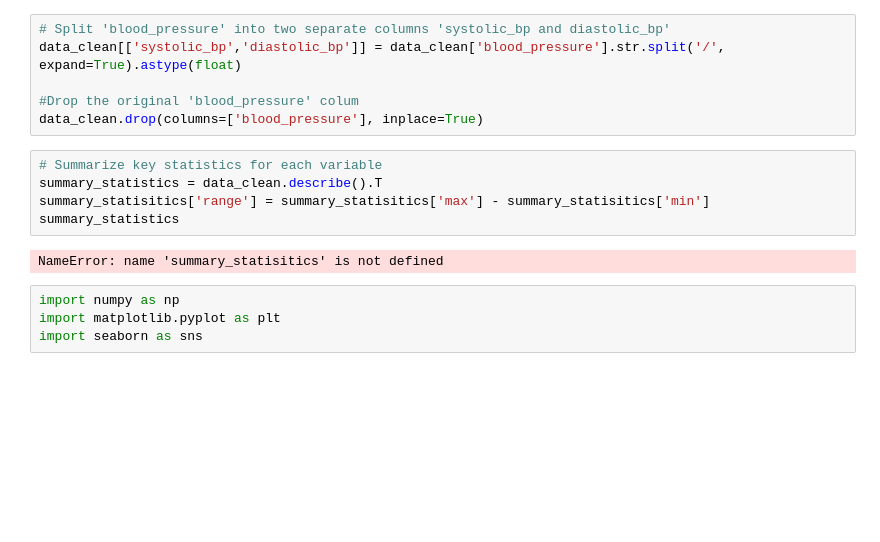
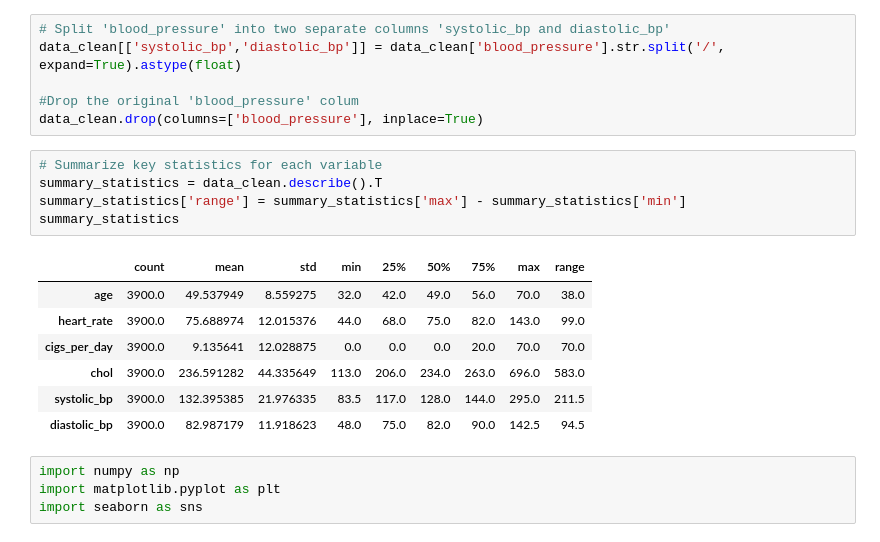
Before and after one commit to 254Bit/SmokersHealthData, a Jupyter notebook: smoking_health_data_statistical.ipynb, the cells around one changed output. Saved outputs shown, nothing was run; the diff lists cells and outputs as text; blank space fills up the shorter version.

```diff
--- a/smoking_health_data_statistical.ipynb
+++ b/smoking_health_data_statistical.ipynb
@@ -58,10 +58,16 @@ data_clean.drop(columns=['blood_pressure'], inplace=True)
 # %%
 # Summarize key statistics for each variable
 summary_statistics = data_clean.describe().T
-summary_statisitics['range'] = summary_statisitics['max'] - summary_statisitics['min']
+summary_statistics['range'] = summary_statistics['max'] - summary_statistics['min']
 summary_statistics
 # %% [output]
-NameError: name 'summary_statisitics' is not defined
+|  | count | mean | std | min | 25% | 50% | 75% | max | range |
+| age | 3900.0 | 49.537949 | 8.559275 | 32.0 | 42.0 | 49.0 | 56.0 | 70.0 | 38.0 |
+| heart_rate | 3900.0 | 75.688974 | 12.015376 | 44.0 | 68.0 | 75.0 | 82.0 | 143.0 | 99.0 |
+| cigs_per_day | 3900.0 | 9.135641 | 12.028875 | 0.0 | 0.0 | 0.0 | 20.0 | 70.0 | 70.0 |
+| chol | 3900.0 | 236.591282 | 44.335649 | 113.0 | 206.0 | 234.0 | 263.0 | 696.0 | 583.0 |
+| systolic_bp | 3900.0 | 132.395385 | 21.976335 | 83.5 | 117.0 | 128.0 | 144.0 | 295.0 | 211.5 |
+| diastolic_bp | 3900.0 | 82.987179 | 11.918623 | 48.0 | 75.0 | 82.0 | 90.0 | 142.5 | 94.5 |
 # %%
 import numpy as np
 import matplotlib.pyplot as plt
```
Also changed, not shown: parts of 1 cell of this notebook, 1 other file.
